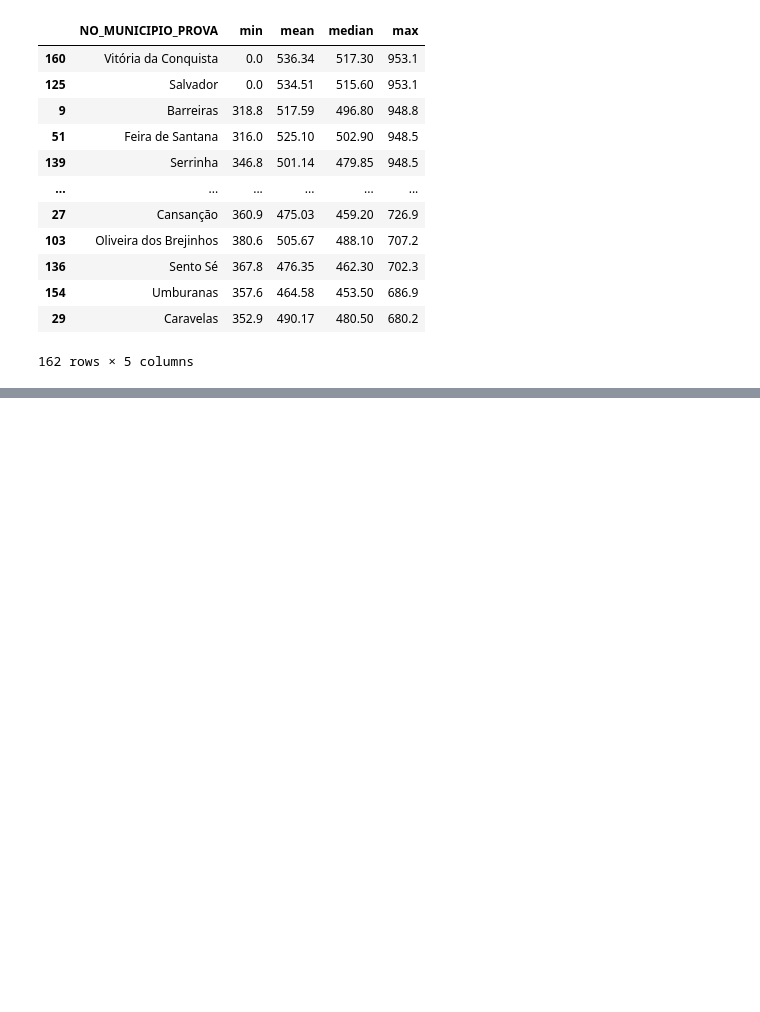
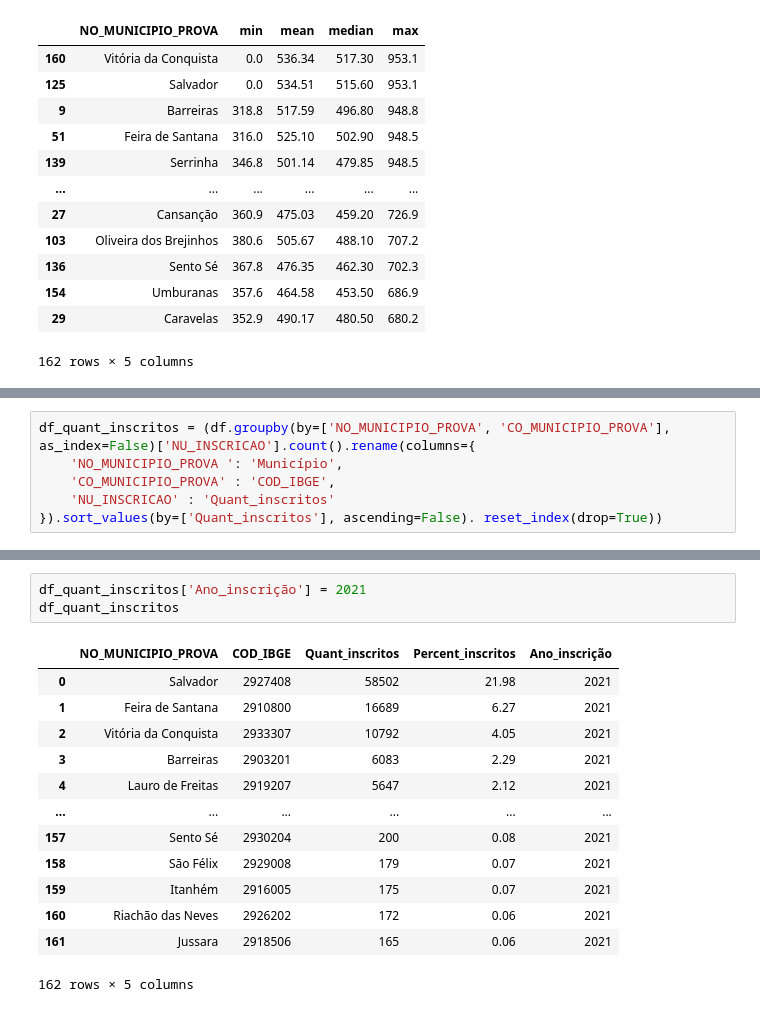
Before and after one commit to leandroclv/python_analise_dados_udemy, a Jupyter notebook: analise_de_dados.ipynb, the cells around one changed output, grey strips where cells are left out. Cells and saved outputs as stored; diff of their text form; blank space fills up the shorter version.

```diff
--- a/analise_de_dados.ipynb
+++ b/analise_de_dados.ipynb
@@ -1212,3 +1212,9 @@ df_visao_municipio
 | 160 | 154 | Umburanas | 2932457 | 357.6 | 464.582090 | 453.50 | 686.9 |
 | 161 | 29 | Caravelas | 2906907 | 352.9 | 490.168085 | 480.50 | 680.2 |
 162 rows × 7 columns
+# %%
+df_quant_inscritos = (df.groupby(by=['NO_MUNICIPIO_PROVA', 'CO_MUNICIPIO_PROVA'], as_index=False)['NU_INSCRICAO'].count().rename(columns={
+    'NO_MUNICIPIO_PROVA	': 'Município',
+    'CO_MUNICIPIO_PROVA' : 'COD_IBGE',
+    'NU_INSCRICAO' : 'Quant_inscritos'
+}).sort_values(by=['Quant_inscritos'], ascending=False). reset_index(drop=True))
@@ -1214,0 +1240,17 @@ df_visao_municipio
+# %%
+df_quant_inscritos['Ano_inscrição'] = 2021
+df_quant_inscritos
+# %% [output]
+|  | NO_MUNICIPIO_PROVA | COD_IBGE | Quant_inscritos | Percent_inscritos | Ano_inscrição |
+| 0 | Salvador | 2927408 | 58502 | 21.98 | 2021 |
+| 1 | Feira de Santana | 2910800 | 16689 | 6.27 | 2021 |
+| 2 | Vitória da Conquista | 2933307 | 10792 | 4.05 | 2021 |
+| 3 | Barreiras | 2903201 | 6083 | 2.29 | 2021 |
+| 4 | Lauro de Freitas | 2919207 | 5647 | 2.12 | 2021 |
+| ... | ... | ... | ... | ... | ... |
+| 157 | Sento Sé | 2930204 | 200 | 0.08 | 2021 |
+| 158 | São Félix | 2929008 | 179 | 0.07 | 2021 |
+| 159 | Itanhém | 2916005 | 175 | 0.07 | 2021 |
+| 160 | Riachão das Neves | 2926202 | 172 | 0.06 | 2021 |
+| 161 | Jussara | 2918506 | 165 | 0.06 | 2021 |
+162 rows × 5 columns
```
Also changed, not shown: parts of 12 cells of this notebook.
